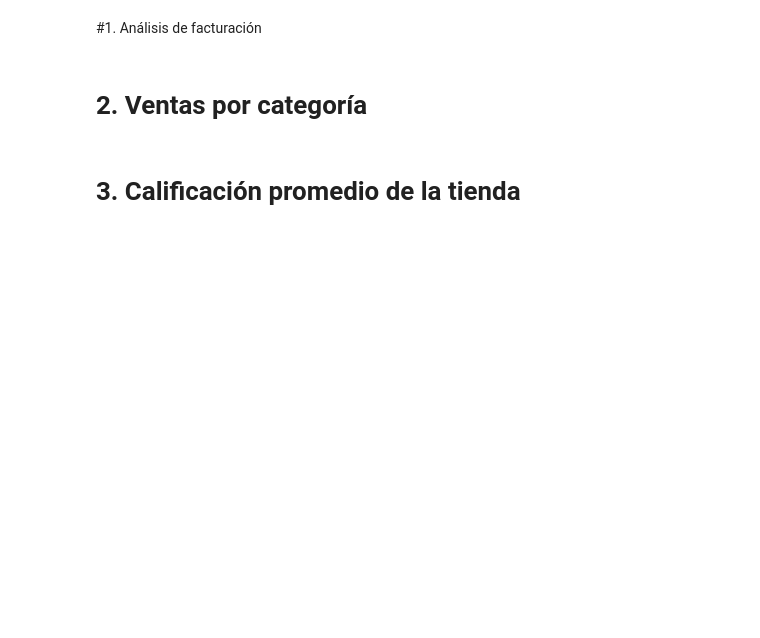
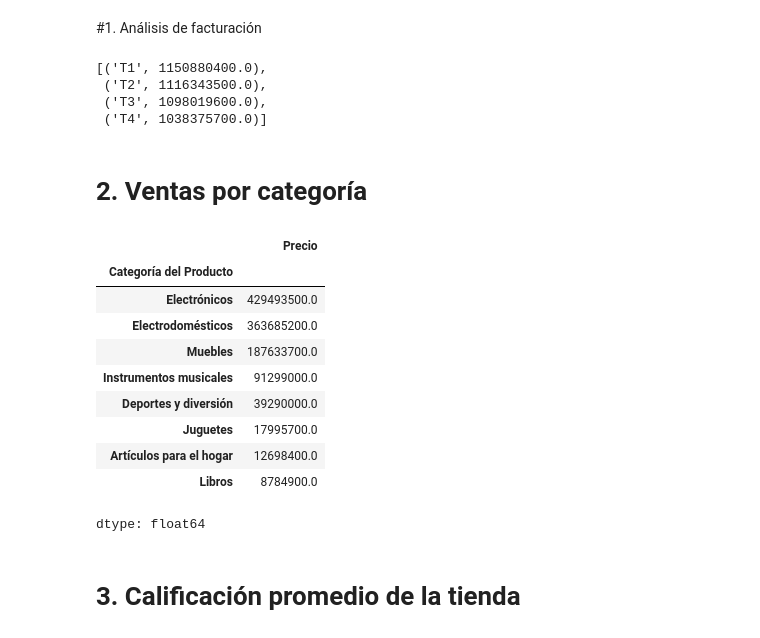
Before and after one commit to ECastro08/Alura-Store-Challenge, a Jupyter notebook: AluraStoreLatam.ipynb, the cells around one changed output. Drawn from its saved outputs; the diff is of its cells as text; code cells hidden in the pictures; blank space fills up the shorter version.

```diff
--- a/AluraStoreLatam.ipynb
+++ b/AluraStoreLatam.ipynb
@@ -25,7 +27,38 @@ tienda.head()
 | 4 | Silla de oficina | Muebles | 335200.0 | 20200.0 | 07/11/2020 | Maria Alfonso | Medellín | ... |
 # %% [markdown]
 #1. Análisis de facturación
+# %%
+ingreso_tienda1 = sum(tienda['Precio'])
+ingreso_tienda2 = sum(tienda2['Precio'])
+ingreso_tienda3 = sum(tienda3['Precio'])
+ingreso_tienda4 = sum(tienda4['Precio'])
+
+tiendas = ['T1', 'T2', 'T3', 'T4']
+ingresos = [ingreso_tienda1, ingreso_tienda2, ingreso_tienda3, ingreso_tienda4]
+
+# lista de tuplas con las ventas de cada tienda
+tienda_ingreso = [(t,i) for t, i in zip(tiendas, ingresos)]
+tienda_ingreso
+# %% [output]
+[('T1', 1150880400.0),
+ ('T2', 1116343500.0),
+ ('T3', 1098019600.0),
+ ('T4', 1038375700.0)]
 # %% [markdown]
 # 2. Ventas por categoría
+# %%
+tienda.groupby('Categoría del Producto')['Precio'].sum().sort_values(ascending=False)
+# %% [output]
+|  | Precio |
+| Categoría del Producto |  |
+| Electrónicos | 429493500.0 |
+| Electrodomésticos | 363685200.0 |
+| Muebles | 187633700.0 |
+| Instrumentos musicales | 91299000.0 |
+| Deportes y diversión | 39290000.0 |
+| Juguetes | 17995700.0 |
+| Artículos para el hogar | 12698400.0 |
+| Libros | 8784900.0 |
+dtype: float64
 # %% [markdown]
 # 3. Calificación promedio de la tienda
```
Also changed, not shown: parts of 13 cells of this notebook.
